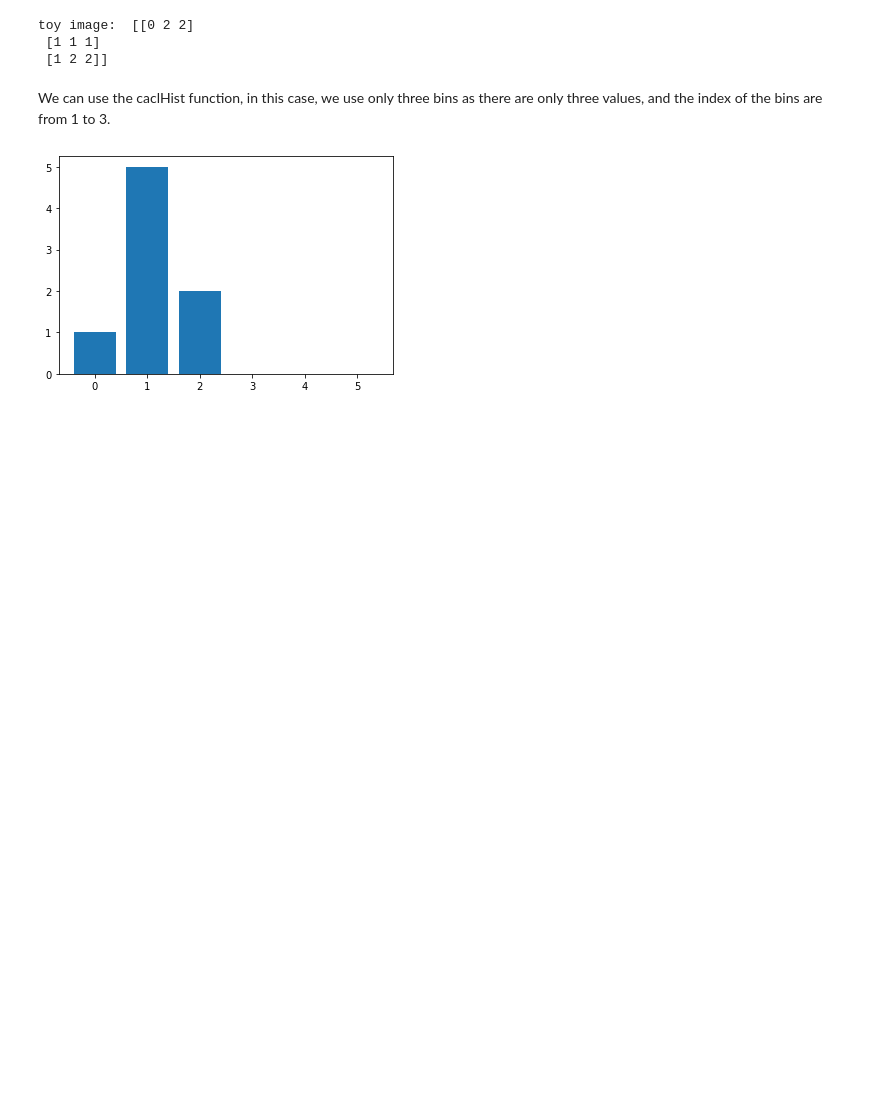
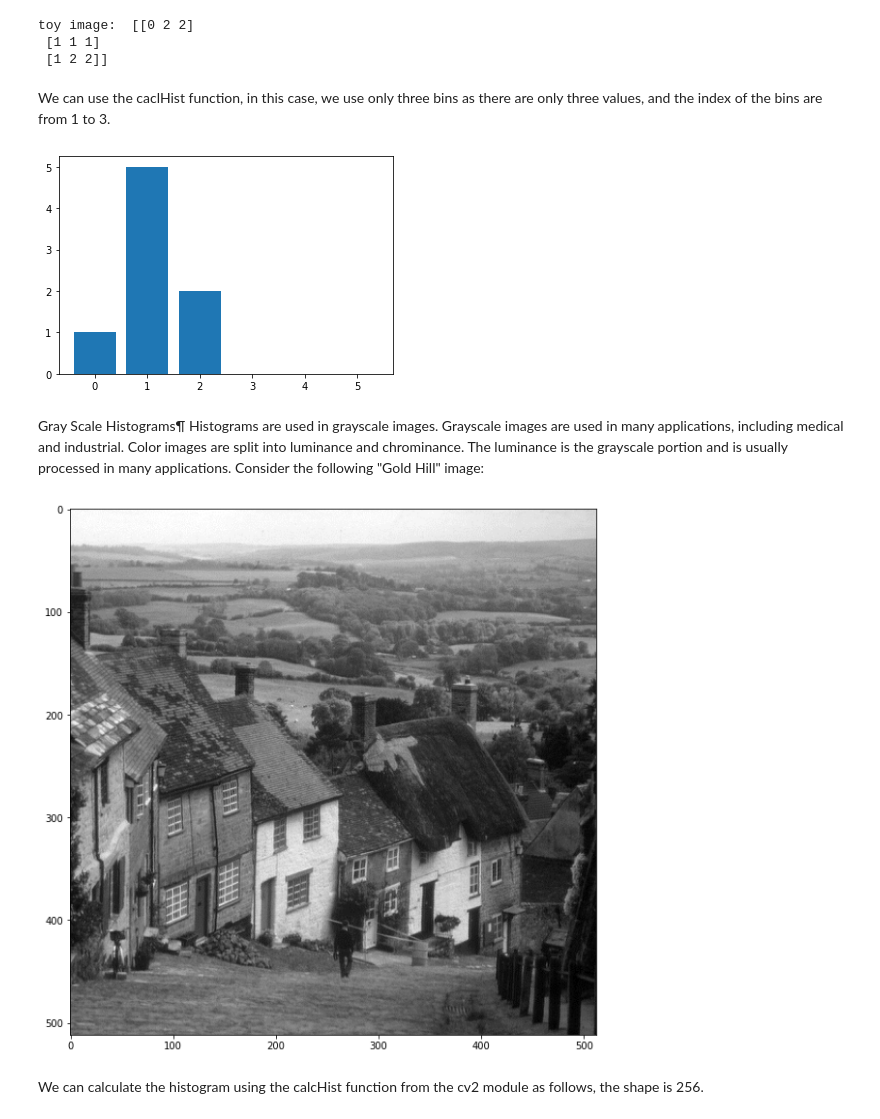
Before and after one commit to vinay030901/Machine-Learning, a Jupyter notebook: ComputerVision/histogramAnsIntensityTransformations.ipynb, the cells around one changed output. Saved outputs shown, nothing was run; the diff lists cells and outputs as text; code cells hidden in the pictures; blank space fills up the shorter version.

```diff
--- a/ComputerVision/histogramAnsIntensityTransformations.ipynb
+++ b/ComputerVision/histogramAnsIntensityTransformations.ipynb
@@ -51,3 +51,15 @@ plt.bar([x for x in range(6)],[1,5,2,0,0,0])
 plt.show()
 # %% [output]
 [figure]
+# %% [markdown]
+Gray Scale Histograms¶
+Histograms are used in grayscale images. Grayscale images are used in many applications, including medical and industrial. Color images are split into luminance and chrominance. The luminance is the grayscale portion and is usually processed in many applications. Consider the following "Gold Hill" image:
+# %%
+goldhill = cv2.imread("goldhill.bmp",cv2.IMREAD_GRAYSCALE)
+plt.figure(figsize=(10,10))
+plt.imshow(goldhill,cmap="gray")
+plt.show()
+# %% [output]
+[figure, added]
+# %% [markdown]
+We can calculate the histogram using the calcHist function from the cv2 module as follows, the shape is 256.
```
Also changed, not shown: parts of 31 cells of this notebook, 2 other files.
